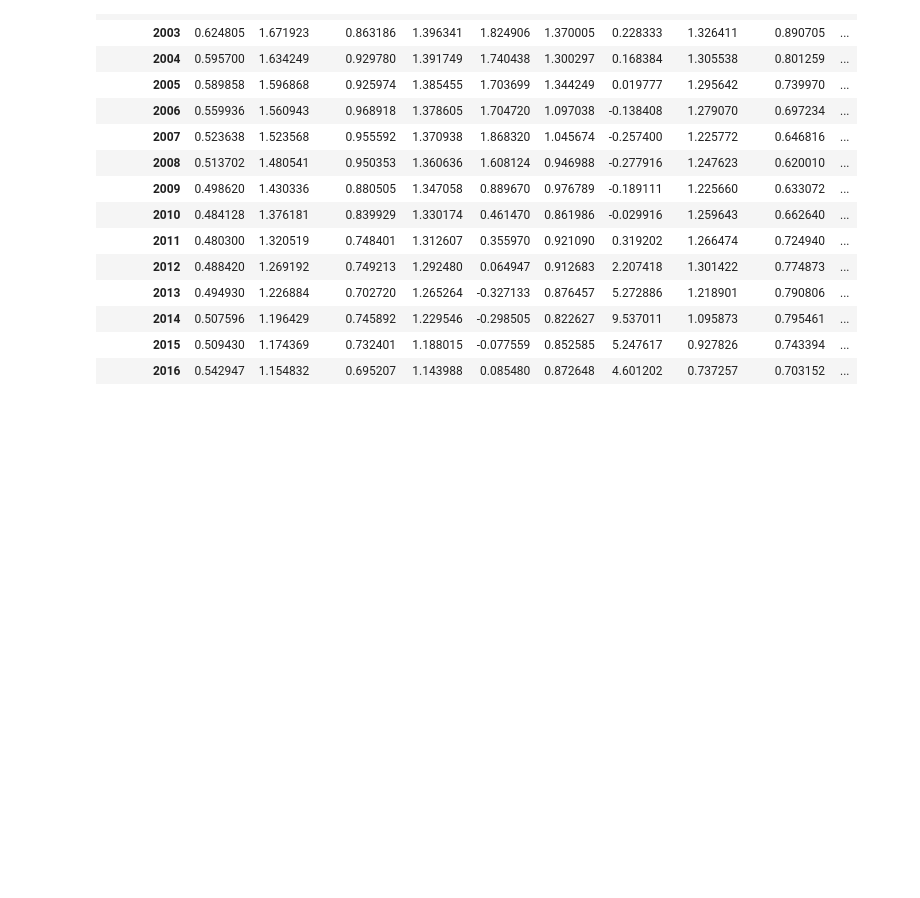
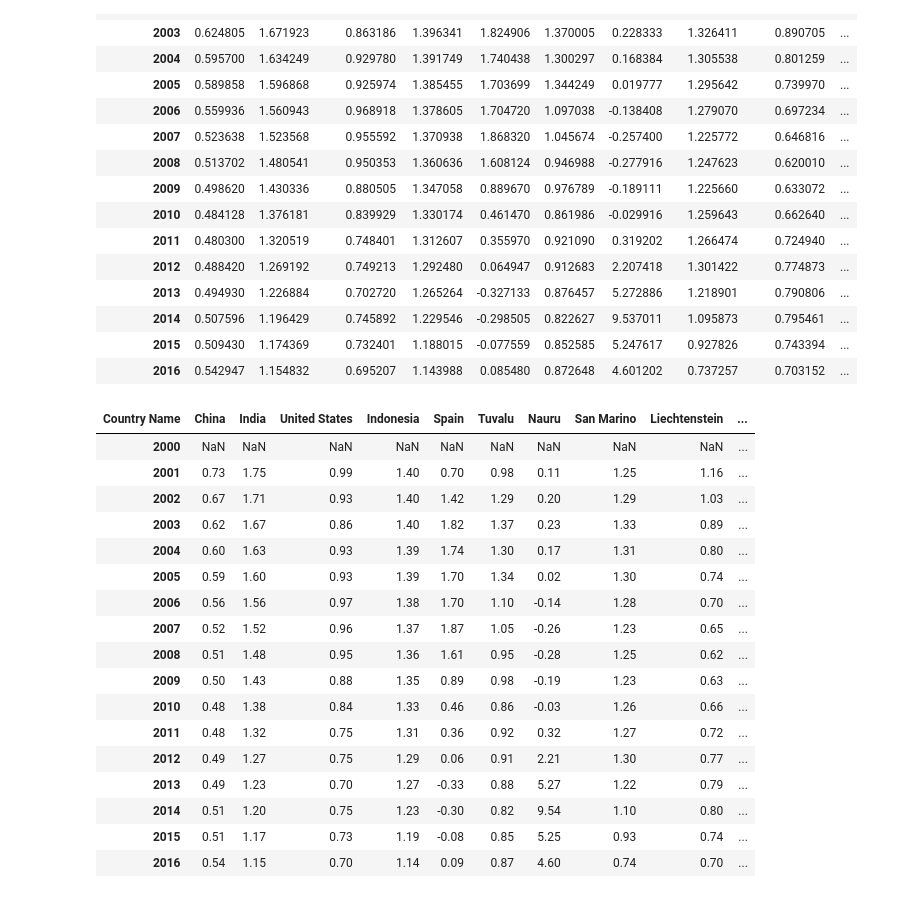
Before and after one commit to LiviaCanet/datamad0119, a Jupyter notebook: module-1/pipelines-project/your-code/demo_wrangling.ipynb, the cells around one changed output. Drawn from its saved outputs; the diff is of its cells as text; code cells hidden in the pictures; blank space fills up the shorter version.

```diff
--- a/module-1/pipelines-project/your-code/demo_wrangling.ipynb
+++ b/module-1/pipelines-project/your-code/demo_wrangling.ipynb
@@ -237,4 +270,28 @@ demoT_pctchange_pob
 | 2014 | 0.507596 | 1.196429 | 0.745892 | 1.229546 | -0.298505 | 0.822627 | 9.537011 | 1.095873 | 0.795461 | ... |
 | 2015 | 0.509430 | 1.174369 | 0.732401 | 1.188015 | -0.077559 | 0.852585 | 5.247617 | 0.927826 | 0.743394 | ... |
 | 2016 | 0.542947 | 1.154832 | 0.695207 | 1.143988 | 0.085480 | 0.872648 | 4.601202 | 0.737257 | 0.703152 | ... |
+# %%
+#Round decimals
+
+demoT_pctchange_pob = demoT_pctchange_pob.round(2)
+demoT_pctchange_pob
+# %% [output]
+| Country Name | China | India | United States | Indonesia | Spain | Tuvalu | Nauru | San Marino | Liechtenstein | ... |
+| 2000 | NaN | NaN | NaN | NaN | NaN | NaN | NaN | NaN | NaN | ... |
+| 2001 | 0.73 | 1.75 | 0.99 | 1.40 | 0.70 | 0.98 | 0.11 | 1.25 | 1.16 | ... |
+| 2002 | 0.67 | 1.71 | 0.93 | 1.40 | 1.42 | 1.29 | 0.20 | 1.29 | 1.03 | ... |
+| 2003 | 0.62 | 1.67 | 0.86 | 1.40 | 1.82 | 1.37 | 0.23 | 1.33 | 0.89 | ... |
+| 2004 | 0.60 | 1.63 | 0.93 | 1.39 | 1.74 | 1.30 | 0.17 | 1.31 | 0.80 | ... |
+| 2005 | 0.59 | 1.60 | 0.93 | 1.39 | 1.70 | 1.34 | 0.02 | 1.30 | 0.74 | ... |
+| 2006 | 0.56 | 1.56 | 0.97 | 1.38 | 1.70 | 1.10 | -0.14 | 1.28 | 0.70 | ... |
+| 2007 | 0.52 | 1.52 | 0.96 | 1.37 | 1.87 | 1.05 | -0.26 | 1.23 | 0.65 | ... |
+| 2008 | 0.51 | 1.48 | 0.95 | 1.36 | 1.61 | 0.95 | -0.28 | 1.25 | 0.62 | ... |
+| 2009 | 0.50 | 1.43 | 0.88 | 1.35 | 0.89 | 0.98 | -0.19 | 1.23 | 0.63 | ... |
+| 2010 | 0.48 | 1.38 | 0.84 | 1.33 | 0.46 | 0.86 | -0.03 | 1.26 | 0.66 | ... |
+| 2011 | 0.48 | 1.32 | 0.75 | 1.31 | 0.36 | 0.92 | 0.32 | 1.27 | 0.72 | ... |
+| 2012 | 0.49 | 1.27 | 0.75 | 1.29 | 0.06 | 0.91 | 2.21 | 1.30 | 0.77 | ... |
+| 2013 | 0.49 | 1.23 | 0.70 | 1.27 | -0.33 | 0.88 | 5.27 | 1.22 | 0.79 | ... |
+| 2014 | 0.51 | 1.20 | 0.75 | 1.23 | -0.30 | 0.82 | 9.54 | 1.10 | 0.80 | ... |
+| 2015 | 0.51 | 1.17 | 0.73 | 1.19 | -0.08 | 0.85 | 5.25 | 0.93 | 0.74 | ... |
+| 2016 | 0.54 | 1.15 | 0.70 | 1.14 | 0.09 | 0.87 | 4.60 | 0.74 | 0.70 | ... |
 # %%
```
Also changed, not shown: parts of 3 cells of this notebook.
